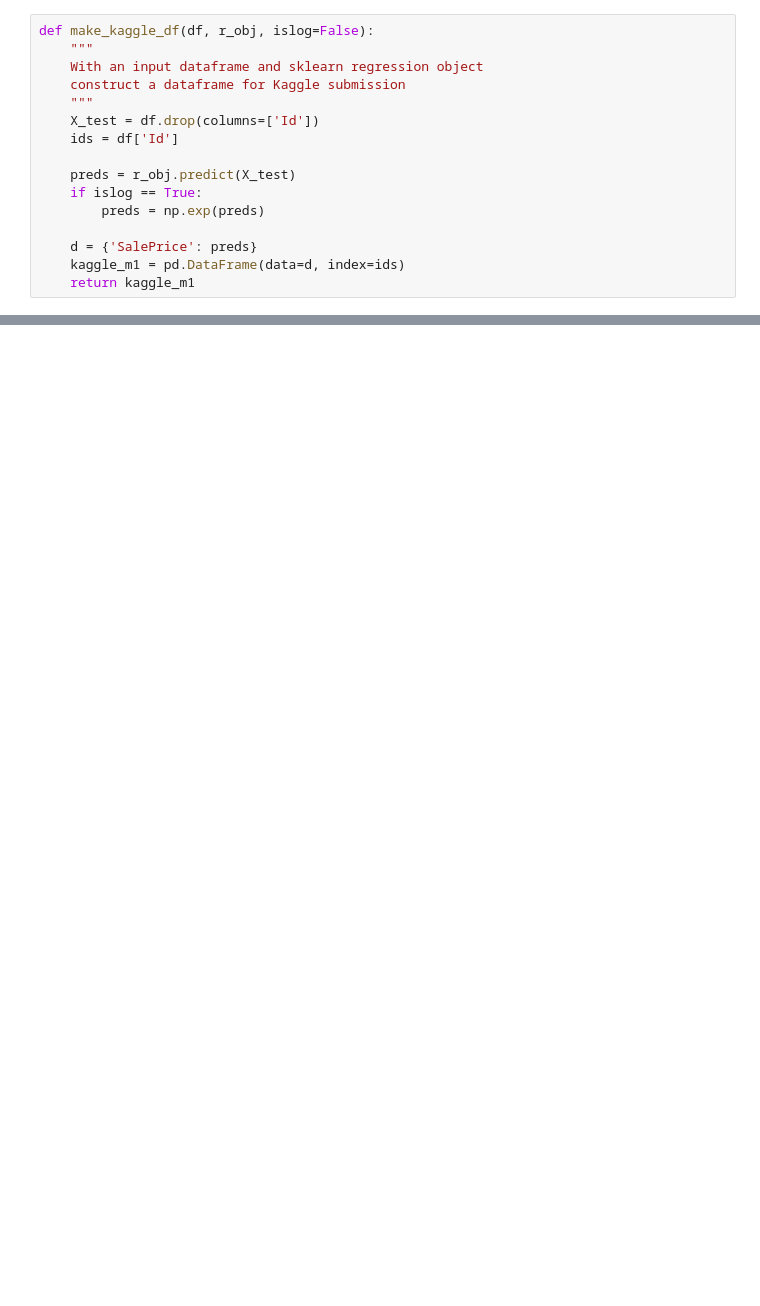
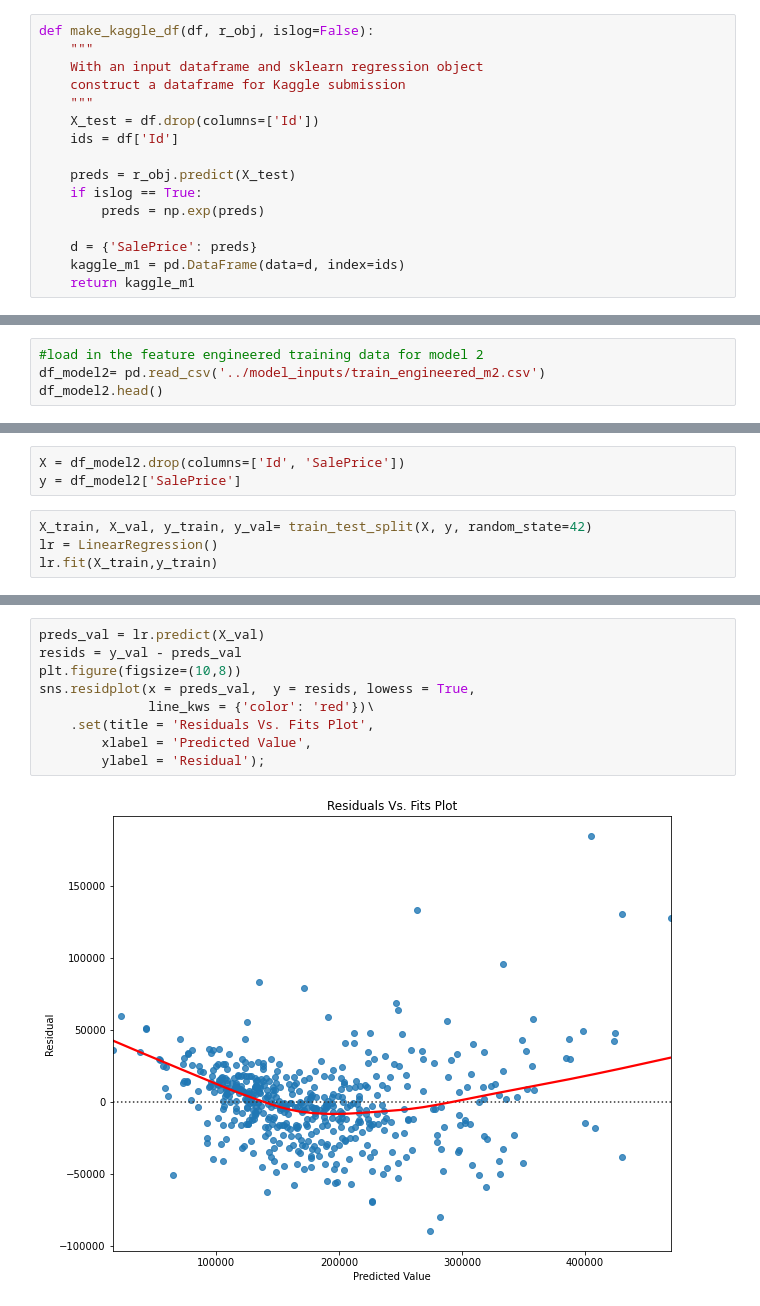
Before and after one commit to martijndevries/AmesHousingPrices, a Jupyter notebook: code/Modeling.ipynb, the cells around one changed output, grey strips where cells are left out. Drawn from its saved outputs; the diff is of its cells as text; blank space fills up the shorter version.

```diff
--- a/code/Modeling.ipynb
+++ b/code/Modeling.ipynb
@@ -97,0 +165,4 @@ kaggle_m1.to_csv('../datasets/submission_lin_m1.csv')
+# %%
+#load in the feature engineered training data for model 2
+df_model2= pd.read_csv('../model_inputs/train_engineered_m2.csv')
+df_model2.head()
@@ -97,0 +177,7 @@ kaggle_m1.to_csv('../datasets/submission_lin_m1.csv')
+# %%
+X = df_model2.drop(columns=['Id', 'SalePrice'])
+y = df_model2['SalePrice']
+# %%
+X_train, X_val, y_train, y_val= train_test_split(X, y, random_state=42)
+lr = LinearRegression()
+lr.fit(X_train,y_train)
@@ -97,0 +195,11 @@ kaggle_m1.to_csv('../datasets/submission_lin_m1.csv')
+# %%
+preds_val = lr.predict(X_val)
+resids = y_val - preds_val
+plt.figure(figsize=(10,8))
+sns.residplot(x = preds_val,  y = resids, lowess = True,
+              line_kws = {'color': 'red'})\
+    .set(title = 'Residuals Vs. Fits Plot',
+        xlabel = 'Predicted Value',
+        ylabel = 'Residual');
+# %% [output]
+[figure, added]
```
Also changed, not shown: parts of 53 cells of this notebook, 19 other files.
